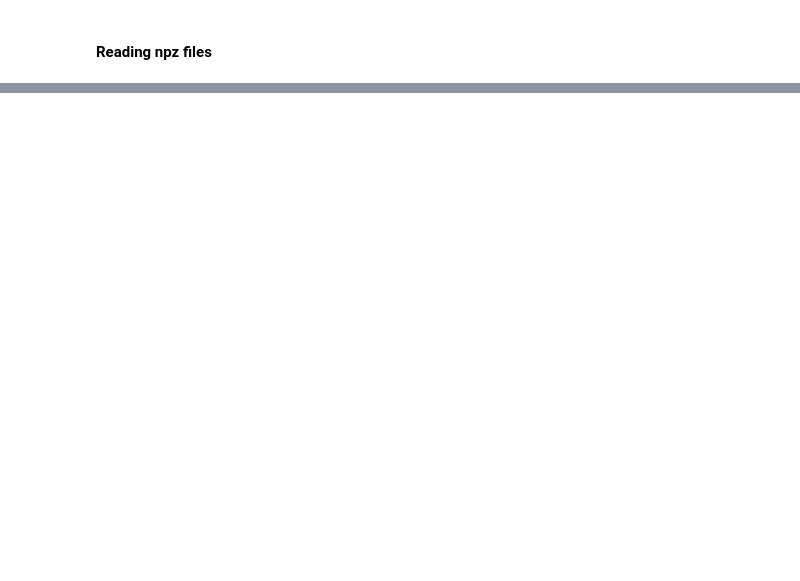
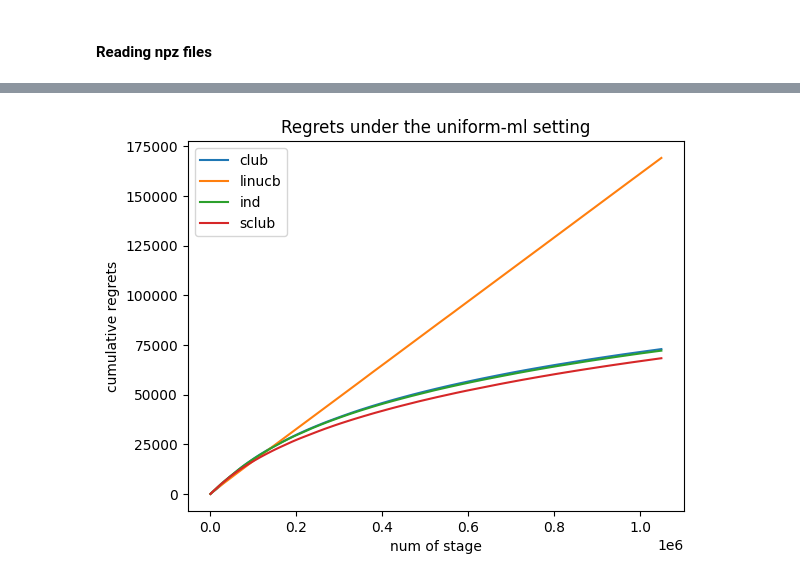
Before and after one commit to MjolnirT/OnlineClusteringOfBandits, a Jupyter notebook: main_ijcai19.ipynb, the cells around one changed output, grey strips where cells are left out. Drawn from its saved outputs; the diff is of its cells as text; code cells hidden in the pictures; blank space fills up the shorter version.

```diff
--- a/main_ijcai19.ipynb
+++ b/main_ijcai19.ipynb
@@ -138,0 +82,8 @@ plt.legend()
+# %%
+filename_list = ["club_uniform-ml.npz", "linucb_uniform-ml.npz", "ind_uniform-ml.npz", "sclub_uniform-ml.npz"]
+print_info = False
+plot_reward = False
+plot_regret = True
+draw_reward_regret(filename_list, print_info=print_info, plot_reward=plot_reward, plot_regret=plot_regret )
+# %% [output]
+[figure, added]
```
Also changed, not shown: parts of 16 cells of this notebook, 6 other files.
